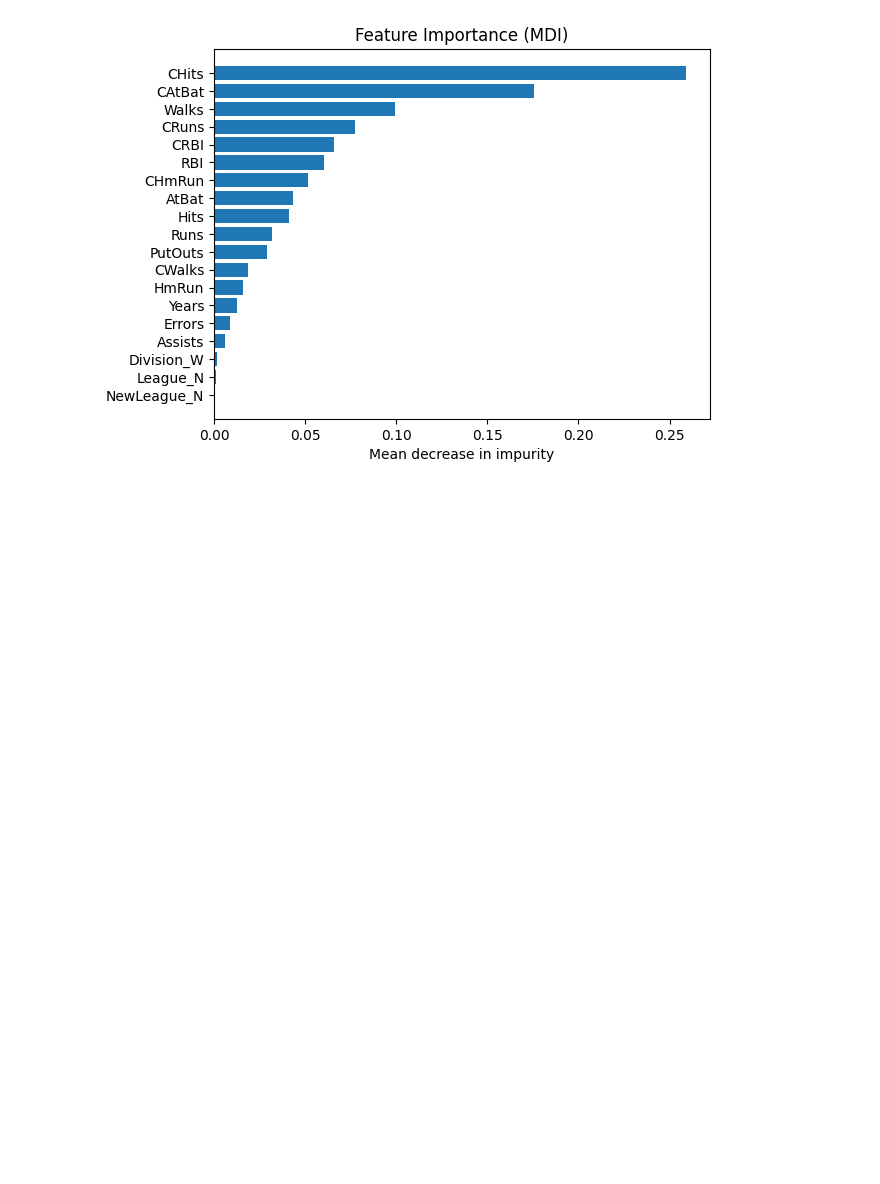
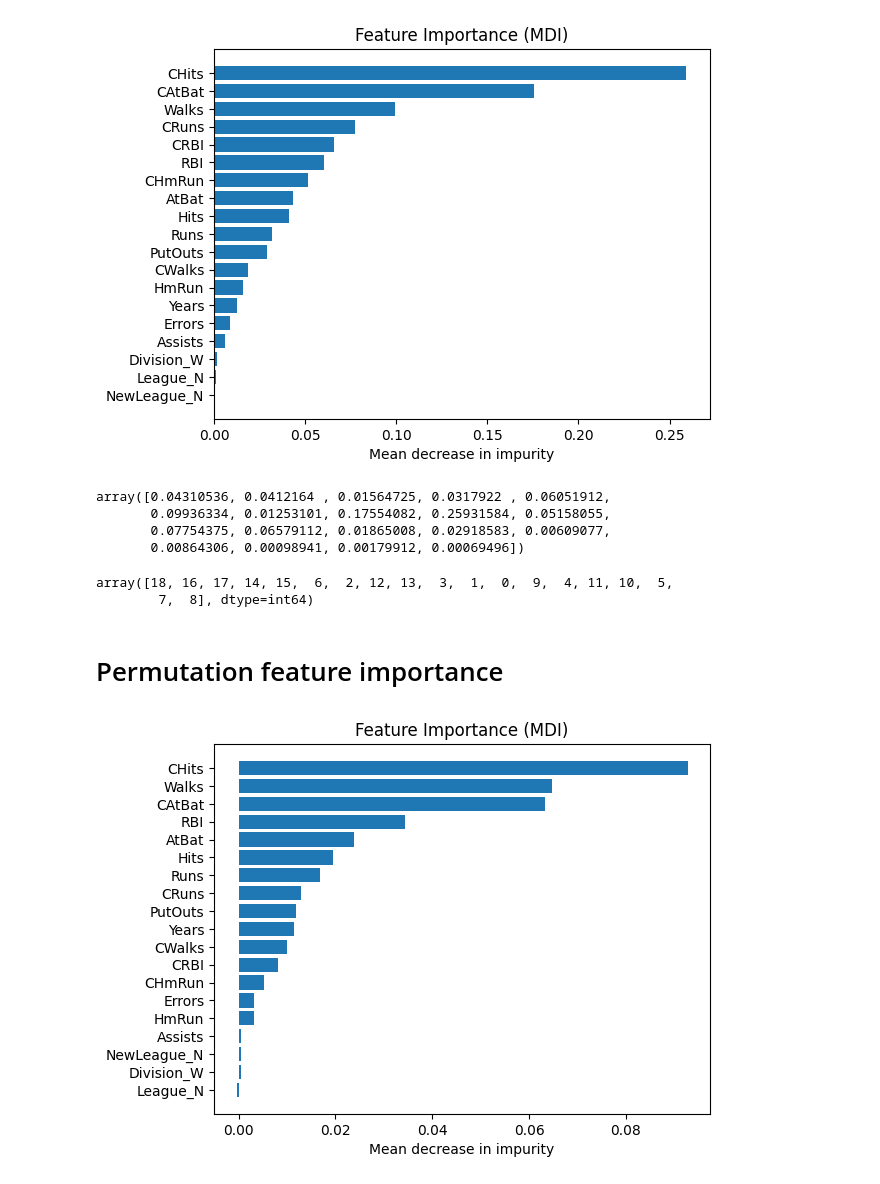
Before and after one commit to Prasannar07/RF-Tutorials, a Jupyter notebook: Hitters_Data_RF.ipynb, the cells around one changed output. Cells and saved outputs as stored; diff of their text form; code cells hidden in the pictures; blank space fills up the shorter version.

```diff
--- a/Hitters_Data_RF.ipynb
+++ b/Hitters_Data_RF.ipynb
@@ -59,3 +66,36 @@ plt.title("Feature Importance (MDI)")
 plt.xlabel("Mean decrease in impurity");
 # %% [output]
 [figure]
+# %%
+feature_importance
+# %% [output]
+array([0.04310536, 0.0412164 , 0.01564725, 0.0317922 , 0.06051912,
+       0.09936334, 0.01253101, 0.17554082, 0.25931584, 0.05158055,
+       0.07754375, 0.06579112, 0.01865008, 0.02918583, 0.00609077,
+       0.00864306, 0.00098941, 0.00179912, 0.00069496])
+# %%
+sorted_idx
+# %% [output]
+array([18, 16, 17, 14, 15,  6,  2, 12, 13,  3,  1,  0,  9,  4, 11, 10,  5,
+        7,  8], dtype=int64)
+# %% [markdown]
+# Permutation feature importance
+# %%
+result = permutation_importance(
+    reg, X_test, y_test, n_repeats=10, random_state=42, n_jobs=2
+)
+
+tree_importances = pd.Series(result.importances_mean, index=feature_names)
+# %%
+# sort features according to importance
+sorted_idx = np.argsort(tree_importances)
+pos = np.arange(sorted_idx.shape[0])
+
+# plot feature importances
+plt.barh(pos, tree_importances[sorted_idx], align="center")
+
+plt.yticks(pos, np.array(feature_names)[sorted_idx])
+plt.title("Feature Importance (MDI)")
+plt.xlabel("Mean decrease in impurity");
+# %% [output]
+[figure, added]
```
Also changed, not shown: parts of 10 cells of this notebook, 1 other file.
